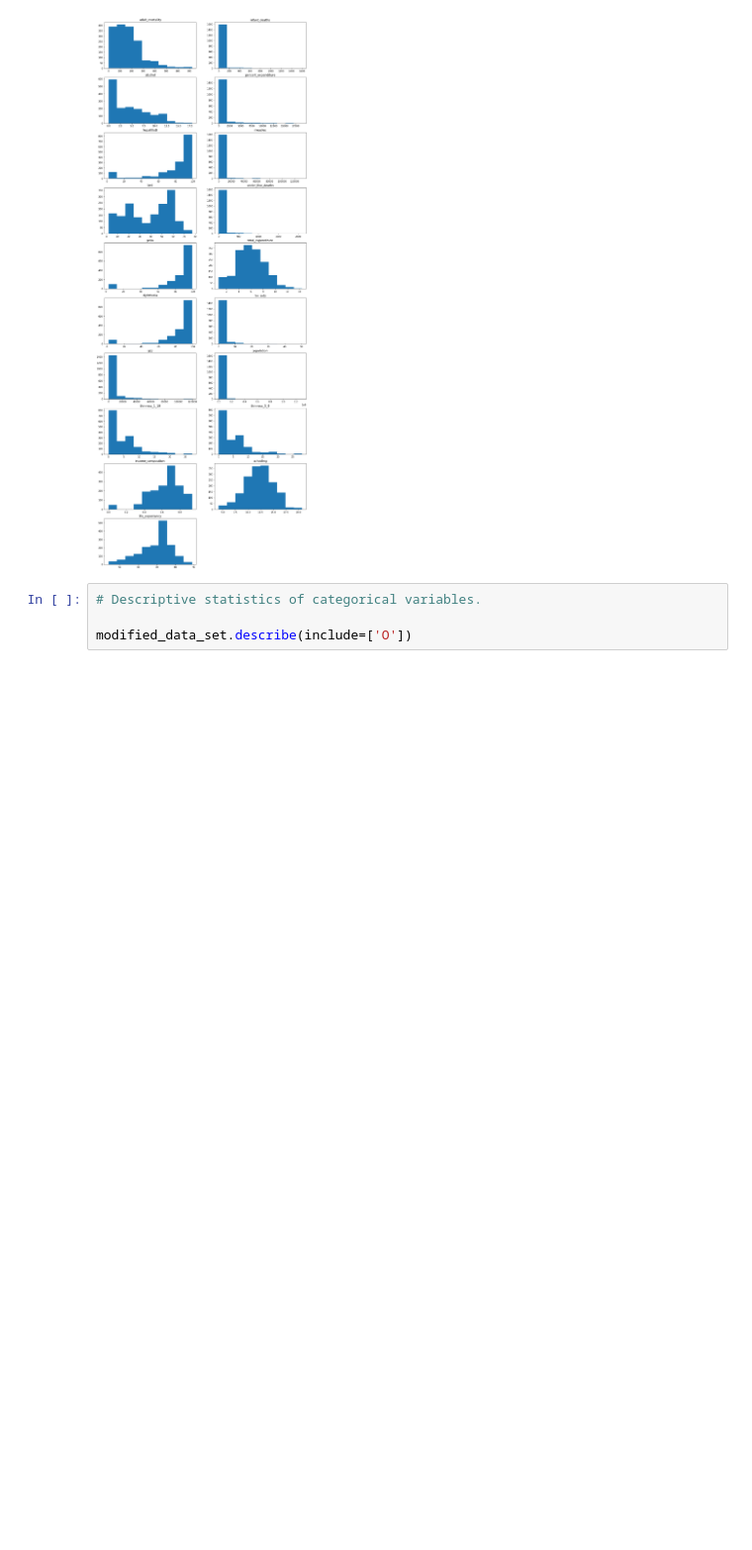
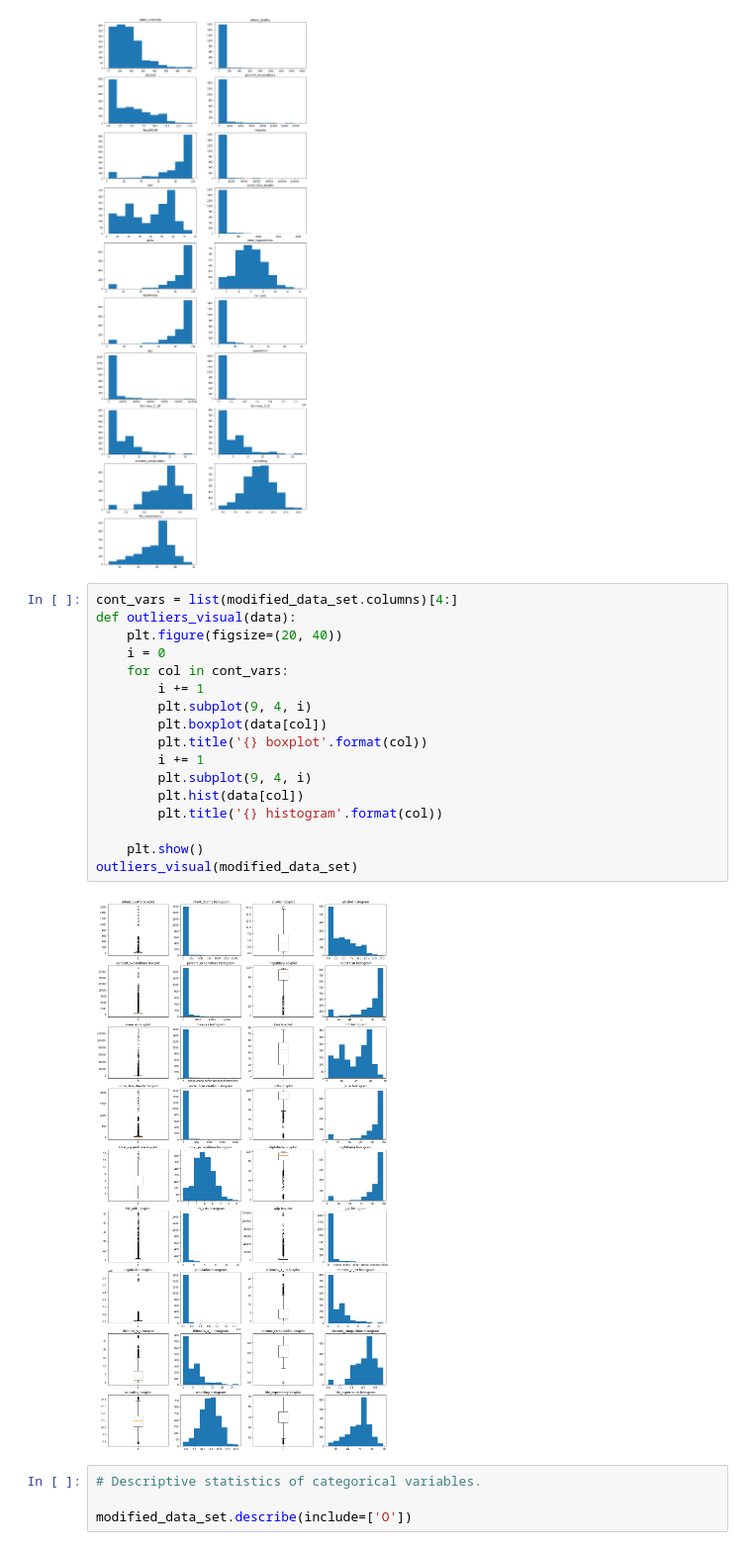
Before and after one commit to PRISLK/Mavericks_Data_Analysis, a Jupyter notebook: Life_Expectancy_Data_Analysis.ipynb, the cells around one changed output. Shown: that part at 99% size. Saved outputs shown, nothing was run; the diff lists cells and outputs as text; blank space fills up the shorter version.

```diff
--- a/Life_Expectancy_Data_Analysis.ipynb
+++ b/Life_Expectancy_Data_Analysis.ipynb
@@ -249,6 +214,25 @@ for i in range(len(all_col)):
 plt.show()
 # %% [output]
 [figure]
+# %%
+cont_vars = list(modified_data_set.columns)[4:]
+def outliers_visual(data):
+    plt.figure(figsize=(20, 40))
+    i = 0
+    for col in cont_vars:
+        i += 1
+        plt.subplot(9, 4, i)
+        plt.boxplot(data[col])
+        plt.title('{} boxplot'.format(col))
+        i += 1
+        plt.subplot(9, 4, i)
+        plt.hist(data[col])
+        plt.title('{} histogram'.format(col))
+
+    plt.show()
+outliers_visual(modified_data_set)
+# %% [output]
+[figure, added]
 # %%
 # Descriptive statistics of categorical variables.
 
```
Also changed, not shown: parts of 5 cells of this notebook.
